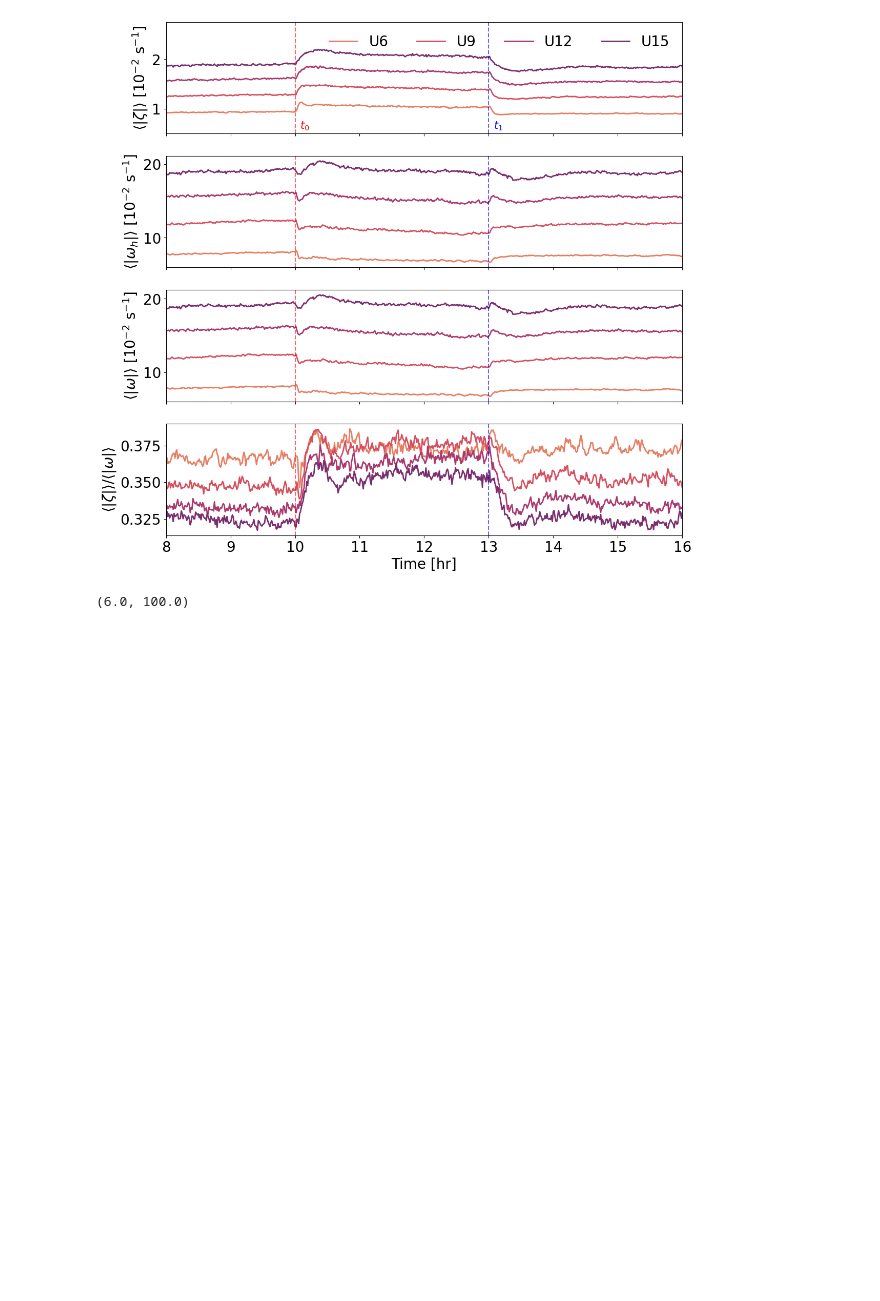
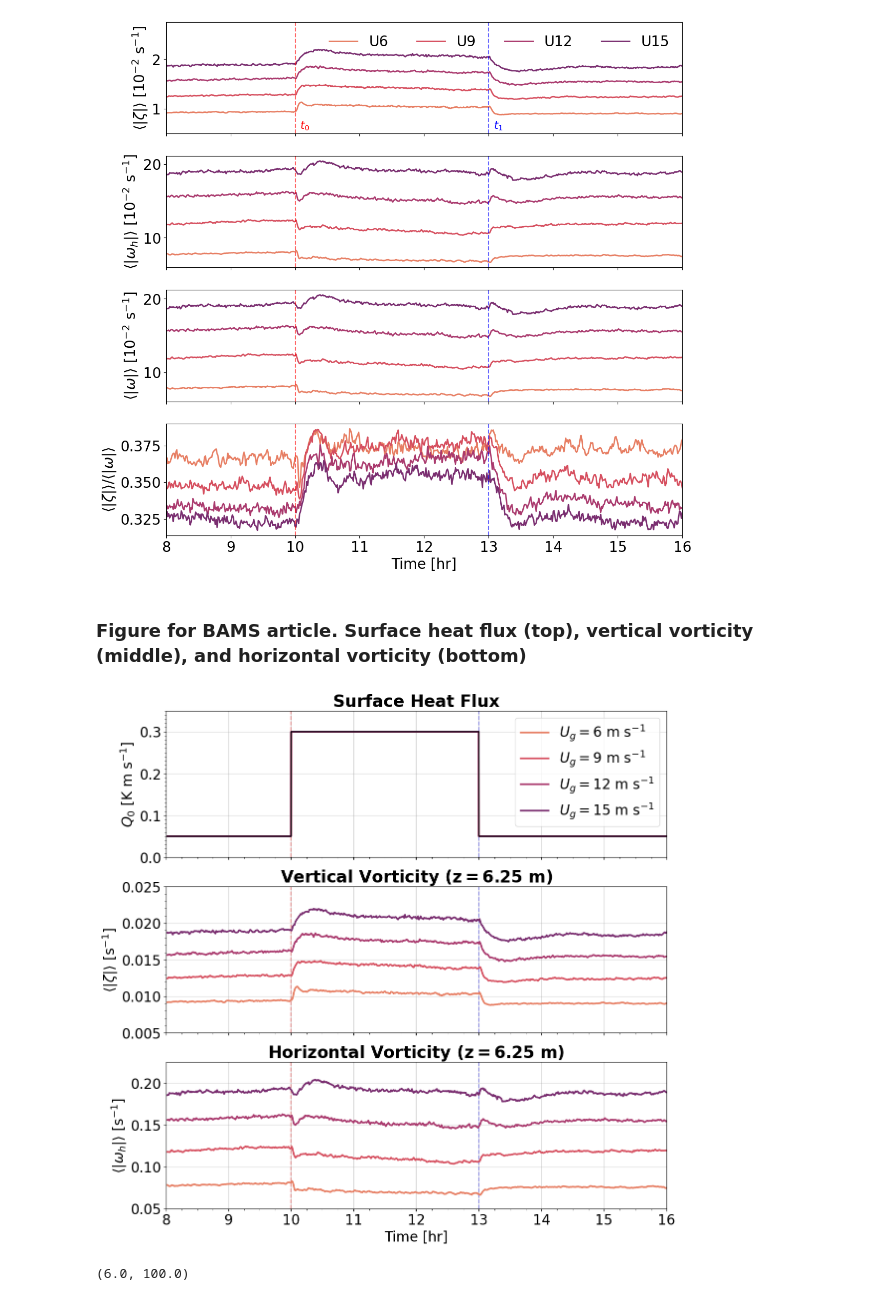
Before and after one commit to robbyfrost/LES_Vorticity, a Jupyter notebook: plotting/plot_timeseries.ipynb, the cells around one changed output. Saved outputs shown, nothing was run; the diff lists cells and outputs as text; code cells hidden in the pictures; blank space fills up the shorter version.

Commit message:
New plot dropped

```diff
--- a/plotting/plot_timeseries.ipynb
+++ b/plotting/plot_timeseries.ipynb
@@ -69,6 +69,6 @@ ug_colors = seaborn.color_palette("flare", 4)
 linestyle = ["solid","solid","--","solid","--"]
 # %%
 for i, v in enumerate(vort_all):
-    v["abs_omega_mean"] = (v.zeta1_abs_mean ** 2 + v.zeta2_abs_mean ** 2 + v.zeta3_abs_mean ** 2) ** (1/2)
-    v["abs_horiz_omega_mean"] = (v.zeta1_abs_mean ** 2 + v.zeta2_abs_mean ** 2) ** (1/2)
+    v["abs_omega_mean"] = (v.omega_x_abs_mean ** 2 + v.omega_y_abs_mean ** 2 + v.omega_z_abs_mean ** 2) ** (1/2)
+    v["abs_horiz_omega_mean"] = (v.omega_x_abs_mean ** 2 + v.omega_y_abs_mean ** 2) ** (1/2)
 # %% [markdown]
@@ -81,11 +81,11 @@ hidx = 0
 fig, ax = plt.subplots(nrows=4, figsize=(13,13), sharex=True)
 
 for i, v in enumerate(vort_all):
-    ax[0].plot(v.time, v.zeta3_abs_mean[:,hidx] * 10 ** 2,
+    ax[0].plot(v.time, v.omega_z_abs_mean[:,hidx] * 10 ** 2,
             label=lab[i], c=ug_colors[i], lw=2)
     ax[1].plot(v.time, v.abs_horiz_omega_mean[:,hidx] * 10 ** 2, c=ug_colors[i], lw=2)
     ax[2].plot(v.time, v.abs_omega_mean[:,hidx] * 10 ** 2, c=ug_colors[i], lw=2)
-    ax[3].plot(v.time, v.zeta3_abs_mean[:,hidx] / v.abs_omega_mean[:,4], c=ug_colors[i], lw=2)
+    ax[3].plot(v.time, v.omega_z_abs_mean[:,hidx] / v.abs_omega_mean[:,4], c=ug_colors[i], lw=2)
 
 ax[0].set_ylabel("$\\langle |\zeta| \\rangle$ [10$^{-2}$ s$^{-1}$]")
 ax[1].set_ylabel("$\\langle |\omega_h| \\rangle$ [10$^{-2}$ s$^{-1}$]")
@@ -123,6 +123,52 @@ ax[0].text(13.15, 0.65, f"$t_1$", ha="center", va="center", c="blue", fontsize=1
 # %% [output]
 Text(13.15, 0.65, '$t_1$')
 [figure]
+# %% [markdown]
+### Figure for BAMS article. Surface heat flux (top), vertical vorticity (middle), and horizontal vorticity (bottom)
+# %%
+time = np.linspace(8,16,576000)
+flux = np.empty(len(time))
+for i in range(0,144000):
+    flux[i] = 0.05
+for i in range(144000,360000):
+    flux[i] = 0.30
+for i in range(360000,576000):
+    flux[i] = 0.05
+# %%
+lab = ["$U_g = 6$ m s$^{-1}$", "$U_g = 9$ m s$^{-1}$", "$U_g = 12$ m s$^{-1}$", "$U_g = 15$ m s$^{-1}$"]
+
+fig, ax = plt.subplots(nrows=3, figsize=(13,13), sharex=True)
+
+for i, v in enumerate(vort_all):
+    ax[0].plot(time, flux, lw=2.5, label=lab[i], c=ug_colors[i])
+    ax[1].plot(v.time, v.omega_z_abs_mean[:,hidx], label=lab[i], c=ug_colors[i], lw=2.5)
+    ax[2].plot(v.time, v.abs_horiz_omega_mean[:,hidx], c=ug_colors[i], lw=2.5)
+ax[0].plot(time, flux, c='black')
+
+ax[0].set_ylabel("$Q_0$ [K m s$^{-1}$]")
+ax[0].set_title("Surface Heat Flux")
+ax[0].set_ylim(0,0.35)
+ax[0].yaxis.set_major_locator(MultipleLocator(0.1))
+ax[0].yaxis.set_minor_locator(MultipleLocator(0.01))
+ax[0].legend(labels=lab, frameon=True, loc="upper right")
+ax[1].set_ylabel("$\\langle |\zeta| \\rangle$ [s$^{-1}$]")
+ax[1].set_title("Vertical Vorticity ($\\bf{z = 6.25}$ m)")
+ax[1].set_ylim(0.005,0.025)
+ax[1].yaxis.set_major_locator(MultipleLocator(0.005))
+ax[1].yaxis.set_minor_locator(MultipleLocator(0.001))
+ax[2].set_ylabel("$\\langle |\omega_h| \\rangle$ [s$^{-1}$]")
+ax[2].set_title("Horizontal Vorticity ($\\bf{z = 6.25}$ m)")
+ax[2].set_ylim(0.05,0.225)
+ax[2].set_xlabel("Time [hr]")
+ax[2].xaxis.set_minor_locator(MultipleLocator(0.25))
+
+for iax in ax:
+    iax.axvline(x=10, c="red", lw=1.5, alpha=0.6, ls="--", zorder=1)
+    iax.axvline(x=13, c="blue", lw=1.5, alpha=0.6, ls="--", zorder=1)
+    iax.set_xlim(8,16)
+    iax.grid(alpha=0.5)
+# %% [output]
+[figure, added]
 # %%
 clevs = np.arange(0,0.0251,0.001)
 
```
Also changed, not shown: parts of 1 cell of this notebook, 1 other file.
